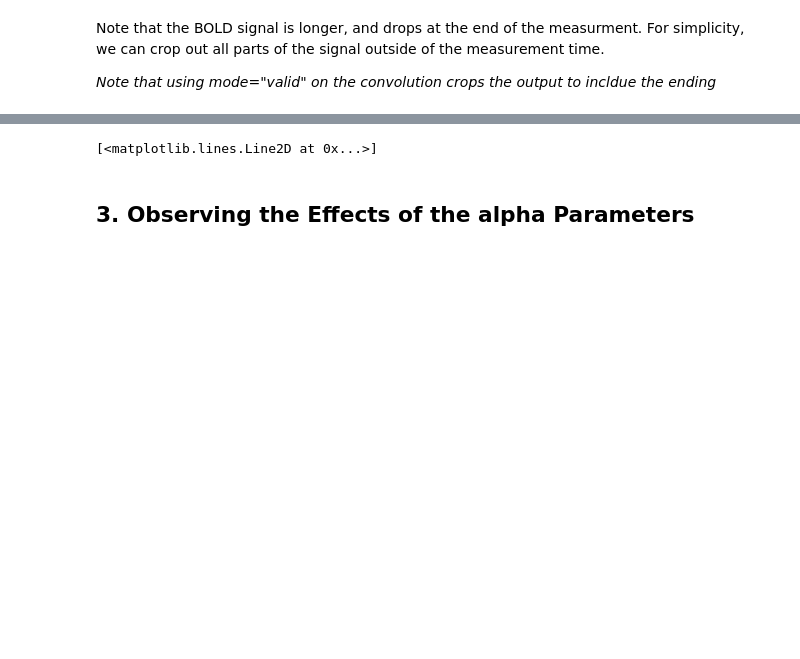
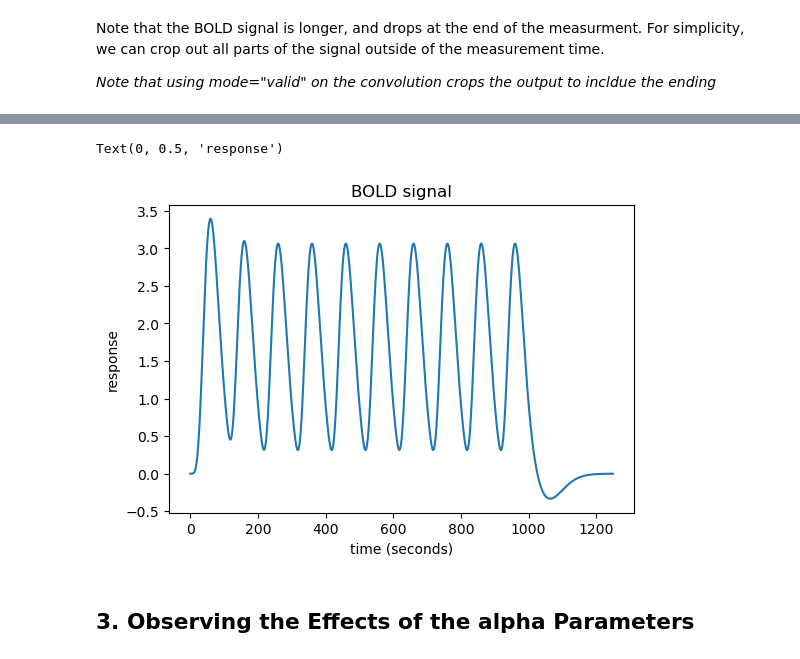
Before and after one commit to mrighi/NSSP-Miniprojects, a Jupyter notebook: Miniproject 1/Miniproject_1_G.ipynb, the cells around one changed output, grey strips where cells are left out. Drawn from its saved outputs; the diff is of its cells as text; code cells hidden in the pictures; blank space fills up the shorter version.

```diff
--- a/Miniproject 1/Miniproject_1_G.ipynb
+++ b/Miniproject 1/Miniproject_1_G.ipynb
@@ -91,4 +91,7 @@ bold = bold[0:(total_duration+25)*Ts]
 
 plt.figure(figsize=(6,4))
 plt.plot(bold)
+plt.title('BOLD signal')
+plt.xlabel('time (seconds)')
+plt.ylabel('response')
 # %% [output]
@@ -97,4 +98,5 @@ plt.plot(bold)
-[<matplotlib.lines.Line2D at 0x...>]
+Text(0, 0.5, 'response')
+[figure, added]
 # %% [markdown]
 ## 3. Observing the Effects of the alpha Parameters
 # %%
```
Also changed, not shown: parts of 5 cells of this notebook.
